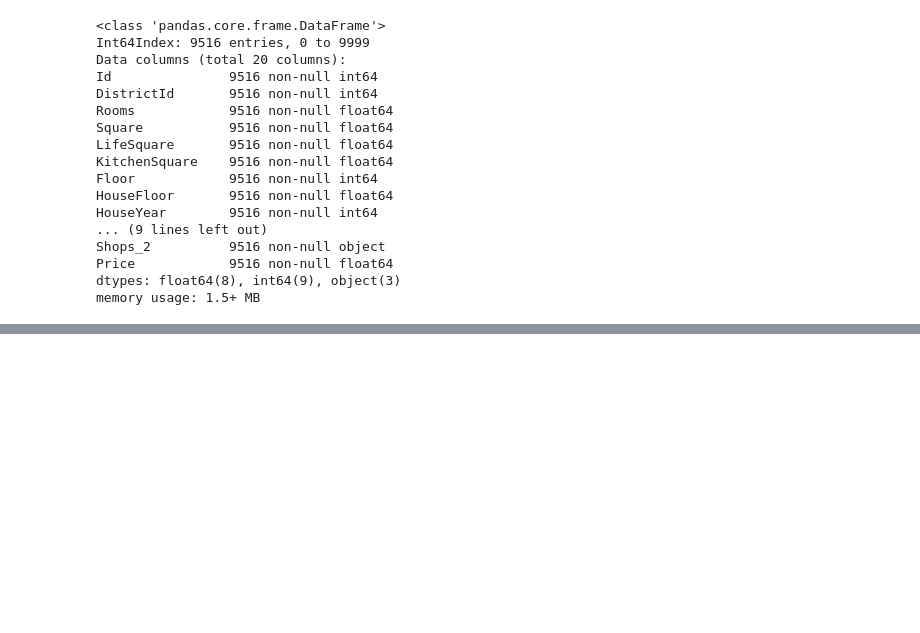
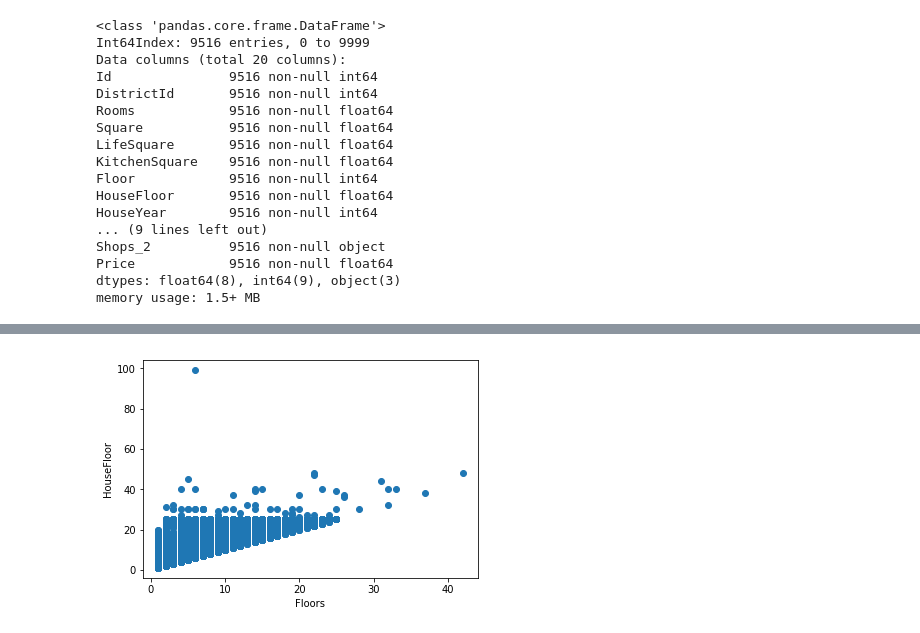
Before and after one commit to nawww83/pyton_ds, a Jupyter notebook: NovikovAV_kursovoy.ipynb, the cells around one changed output, grey strips where cells are left out. Saved outputs shown, nothing was run; the diff lists cells and outputs as text; code cells hidden in the pictures; blank space fills up the shorter version.

```diff
--- a/NovikovAV_kursovoy.ipynb
+++ b/NovikovAV_kursovoy.ipynb
@@ -244,0 +420,7 @@ memory usage: 1.5+ MB
+# %%
+plt.scatter(d_FHF.loc[:,'Floors'], d_FHF.loc[:,'HouseFloor'])
+plt.xlabel('Floors')
+plt.ylabel('HouseFloor')
+plt.show()
+# %% [output]
+[figure, added]
```
Also changed, not shown: parts of 62 cells of this notebook.
